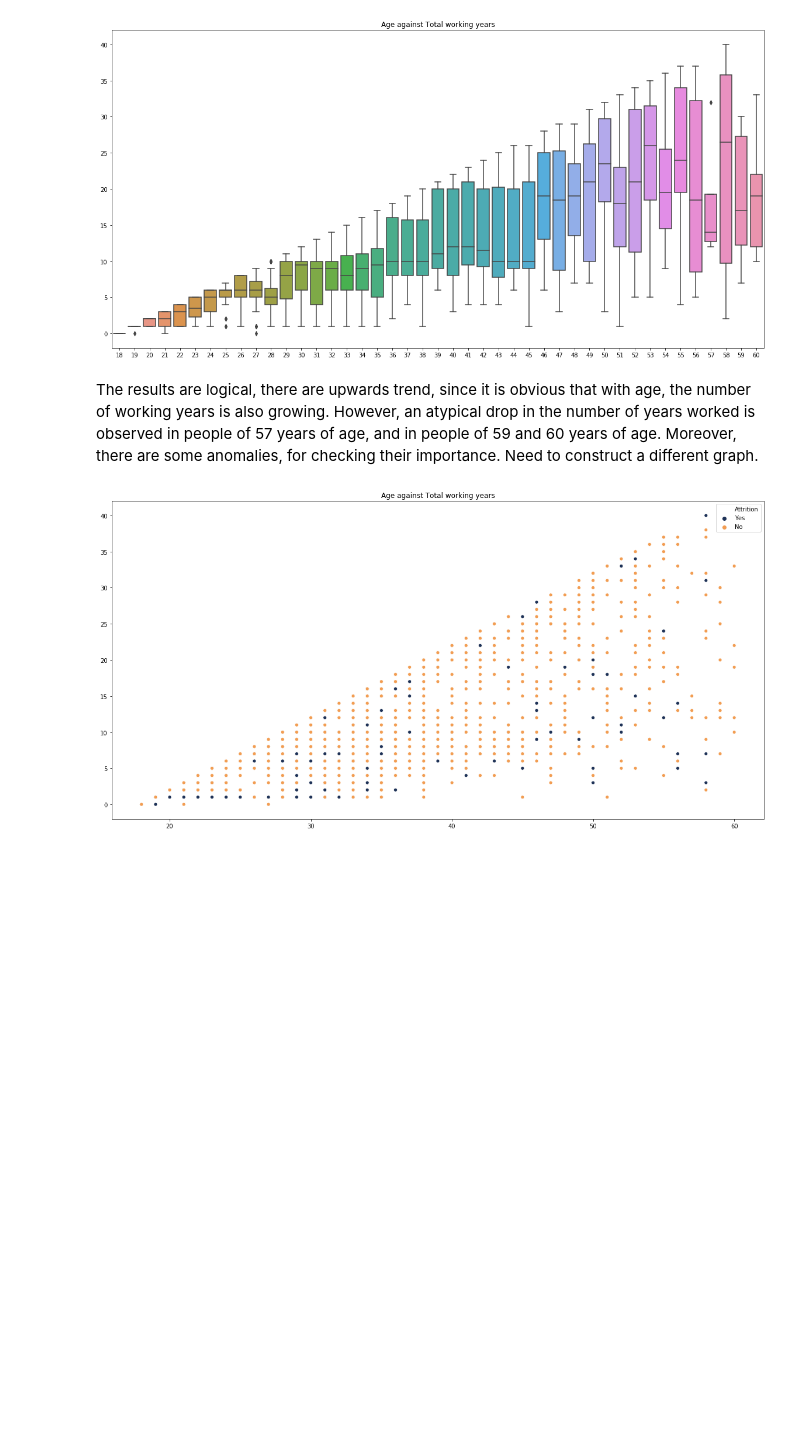
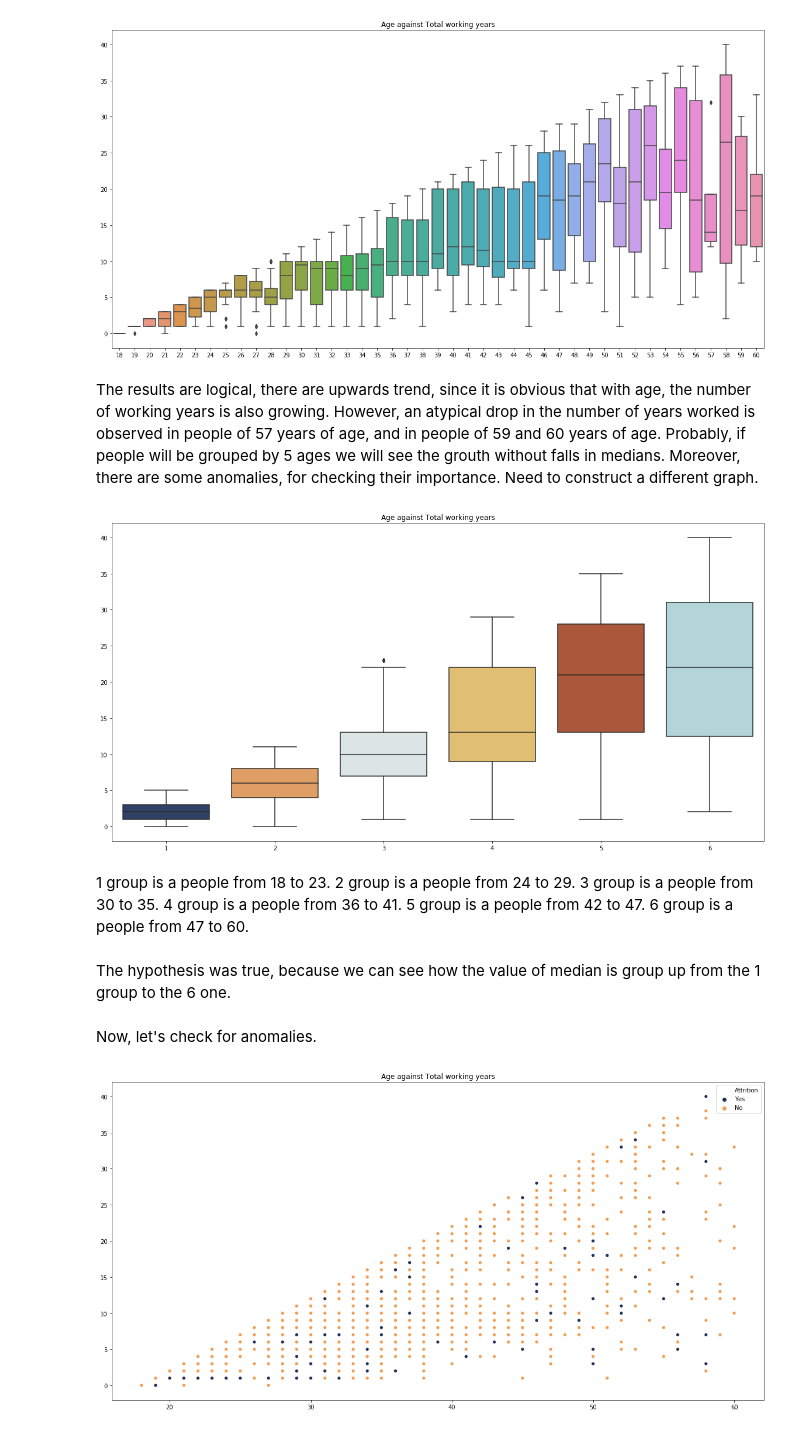
Before and after one commit to yaxenia/Prediction-of-employee-churn, a Jupyter notebook: attrition2.ipynb, the cells around one changed output. Drawn from its saved outputs; the diff is of its cells as text; code cells hidden in the pictures; blank space fills up the shorter version.

```diff
--- a/attrition2.ipynb
+++ b/attrition2.ipynb
@@ -100,4 +116,4 @@ plt.show()
 # %% [output]
 [figure]
 # %% [markdown]
-The results are logical, there are upwards trend, since it is obvious that with age, the number of working years is also growing. However, an atypical drop in the number of years worked is observed in people of 57 years of age, and in people of 59 and 60 years of age. Moreover, there are some anomalies, for checking their importance. Need to construct a different graph.
+The results are logical, there are upwards trend, since it is obvious that with age, the number of working years is also growing. However, an atypical drop in the number of years worked is observed in people of 57 years of age, and in people of 59 and 60 years of age. Probably, if people will be grouped by 5 ages we will see the grouth without falls in medians. Moreover, there are some anomalies, for checking their importance. Need to construct a different graph.
@@ -104,3 +140,23 @@ The results are logical, there are upwards trend, since it is obvious that with
+# %%
+plt.figure(figsize=(20,10))
+x = df['Group'].values
+y = df['TotalWorkingYears'].values
+ans = sns.boxplot(x, y)
+ans.set( title = 'Age against Total working years')
+plt.show()
+# %% [output]
+[figure, added]
+# %% [markdown]
+1 group is a people from 18 to 23.
+2 group is a people from 24 to 29.
+3 group is a people from 30 to 35.
+4 group is a people from 36 to 41.
+5 group is a people from 42 to 47.
+6 group is a people from 47 to 60.
+# %% [markdown]
+The hypothesis was true, because we can see how the value of median is group up from the 1 group to the 6 one.
+# %% [markdown]
+Now, let's check for anomalies.
 # %%
 plt.figure(figsize=(20,10))
 x = data['Age'].values
```
Also changed, not shown: parts of 52 cells of this notebook.
